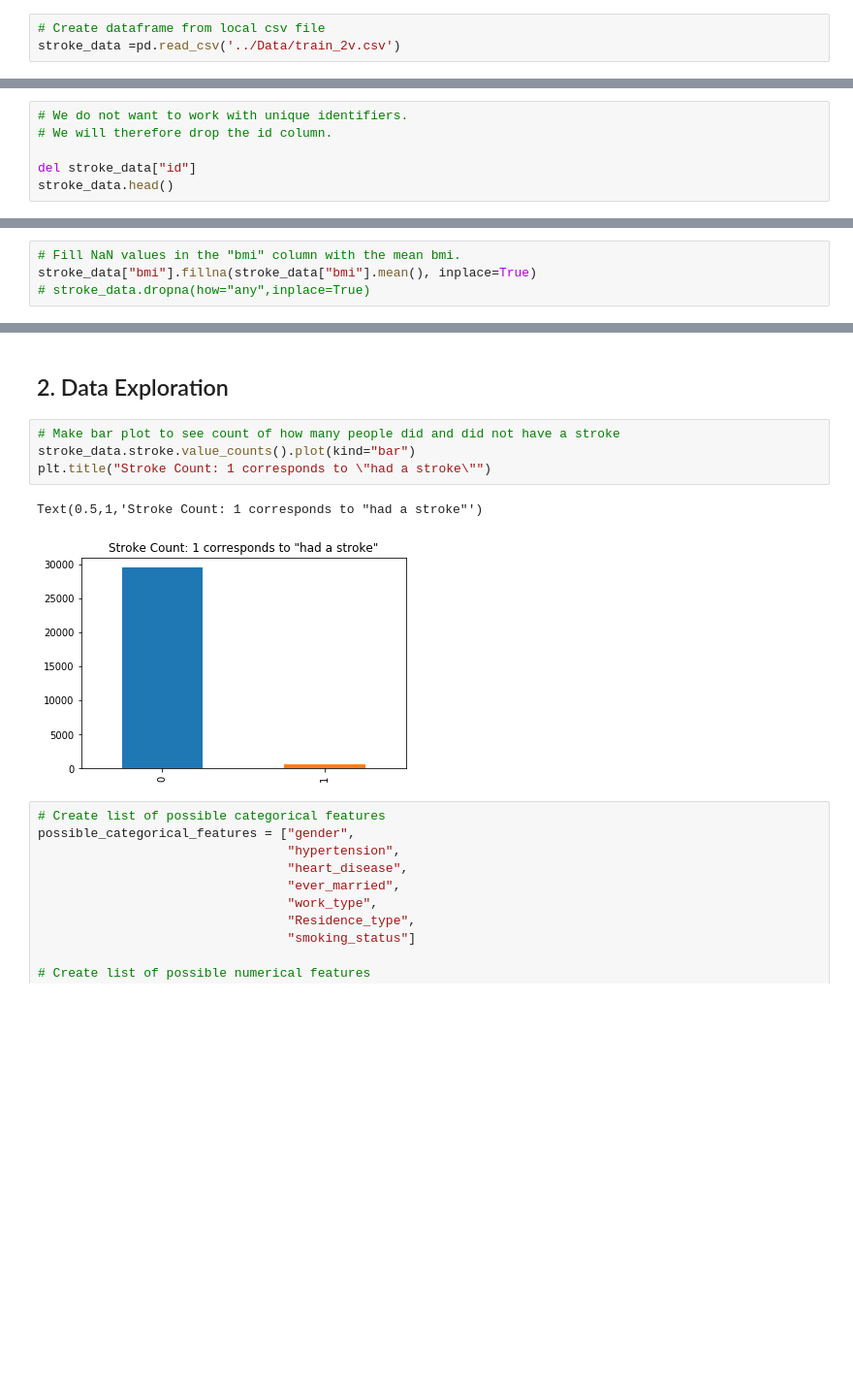
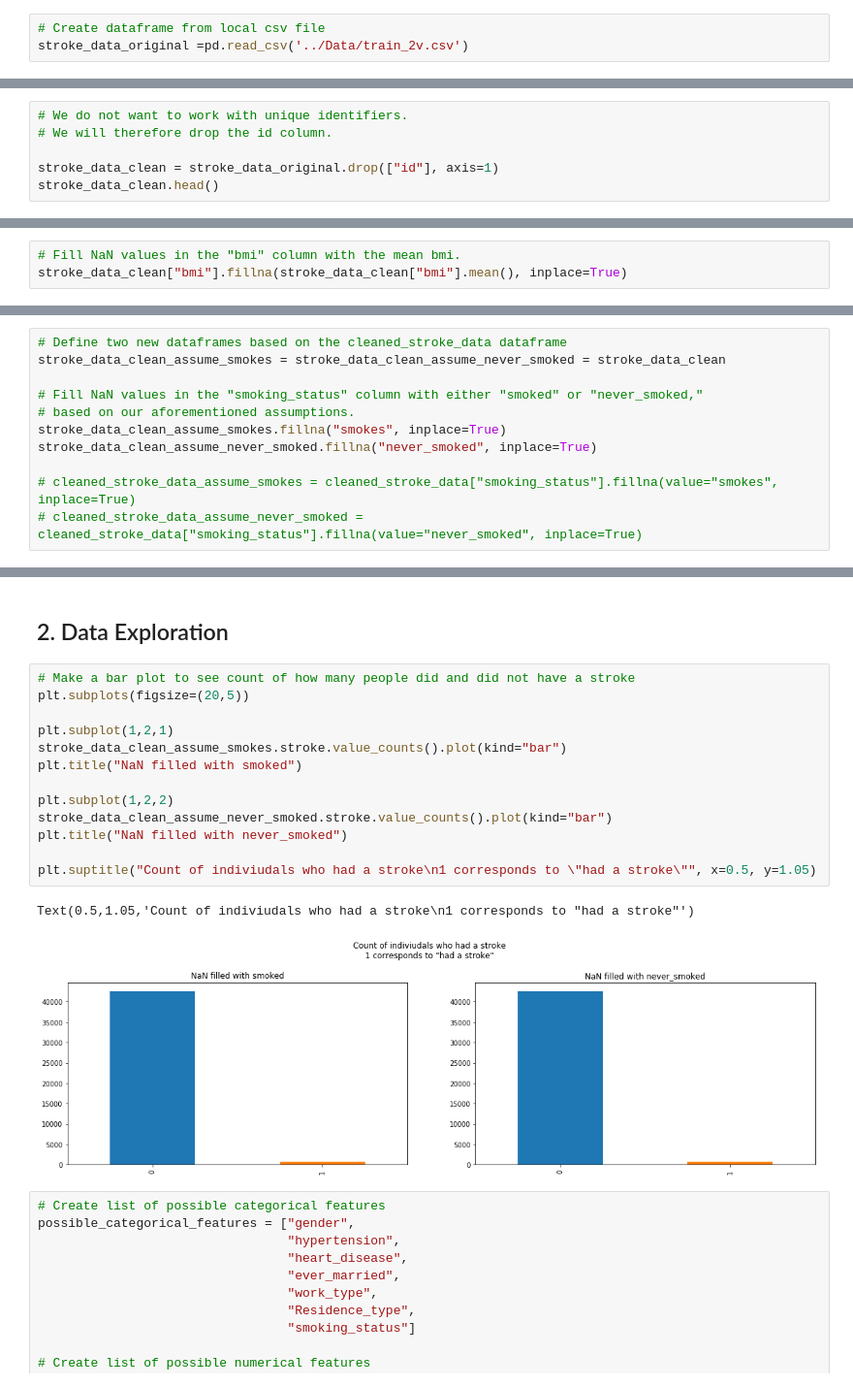
Before and after one commit to TylerTompa/UNCC_Project_3, a Jupyter notebook: healthcare-data/Jupyter/Training_Data.ipynb, the cells around one changed output, grey strips where cells are left out. Shown at 97% size. Drawn from its saved outputs; the diff is of its cells as text; blank space fills up the shorter version.

Commit message:
split data into two sets; fill NaN values in smoking_status with smokes and never_smoked

```diff
--- a/healthcare-data/Jupyter/Training_Data.ipynb
+++ b/healthcare-data/Jupyter/Training_Data.ipynb
@@ -7,7 +7,7 @@ import matplotlib.pyplot as plt
 import seaborn as sns
 # %%
 # Create dataframe from local csv file
-stroke_data =pd.read_csv('../Data/train_2v.csv')
+stroke_data_original =pd.read_csv('../Data/train_2v.csv')
 # %% [markdown]
 # We will start by preview our data and determing what kind of problem we have.
 # %%
@@ -47,8 +47,8 @@ percentage_of_people_who_had_a_stroke
 # We do not want to work with unique identifiers.
 # We will therefore drop the id column.
 
-del stroke_data["id"]
-stroke_data.head()
+stroke_data_clean = stroke_data_original.drop(["id"], axis=1)
+stroke_data_clean.head()
 # %% [output]
 |  | gender | age | hypertension | heart_disease | ever_married | work_type | Residence_type | ... |
 | 0 | Male | 3.0 | 0 | 0 | No | children | Rural | ... |
@@ -109,7 +108,6 @@ Median: 28.605038390004545,
 Mode: 27.7
 # %%
 # Fill NaN values in the "bmi" column with the mean bmi.
-stroke_data["bmi"].fillna(stroke_data["bmi"].mean(), inplace=True)
-# stroke_data.dropna(how="any",inplace=True)
+stroke_data_clean["bmi"].fillna(stroke_data_clean["bmi"].mean(), inplace=True)
 # %%
 # Confirm no NaN values in the "bmi" column
@@ -138 +133,12 @@ stroke_data.shape
+# %%
+# Define two new dataframes based on the cleaned_stroke_data dataframe
+stroke_data_clean_assume_smokes = stroke_data_clean_assume_never_smoked = stroke_data_clean
+
+# Fill NaN values in the "smoking_status" column with either "smoked" or "never_smoked,"
+# based on our aforementioned assumptions.
+stroke_data_clean_assume_smokes.fillna("smokes", inplace=True)
+stroke_data_clean_assume_never_smoked.fillna("never_smoked", inplace=True)
+
+# cleaned_stroke_data_assume_smokes = cleaned_stroke_data["smoking_status"].fillna(value="smokes", inplace=True)
+# cleaned_stroke_data_assume_never_smoked = cleaned_stroke_data["smoking_status"].fillna(value="never_smoked", inplace=True)
 # %%
@@ -252,12 +237,21 @@ Name: stroke, dtype: int64
 # %% [markdown]
 ## 2. Data Exploration
 # %%
-# Make bar plot to see count of how many people did and did not have a stroke
-stroke_data.stroke.value_counts().plot(kind="bar")
-plt.title("Stroke Count: 1 corresponds to \"had a stroke\"")
+# Make a bar plot to see count of how many people did and did not have a stroke
+plt.subplots(figsize=(20,5))
+
+plt.subplot(1,2,1)
+stroke_data_clean_assume_smokes.stroke.value_counts().plot(kind="bar")
+plt.title("NaN filled with smoked")
+
+plt.subplot(1,2,2)
+stroke_data_clean_assume_never_smoked.stroke.value_counts().plot(kind="bar")
+plt.title("NaN filled with never_smoked")
+
+plt.suptitle("Count of indiviudals who had a stroke\n1 corresponds to \"had a stroke\"", x=0.5, y=1.05)
 # %% [output]
-Text(0.5,1,'Stroke Count: 1 corresponds to "had a stroke"')
+Text(0.5,1.05,'Count of indiviudals who had a stroke\n1 corresponds to "had a stroke"')
-[figure, old version]
+[figure, new version]
 # %%
 # Create list of possible categorical features
 possible_categorical_features = ["gender",
```
Also changed, not shown: parts of 42 cells of this notebook.
